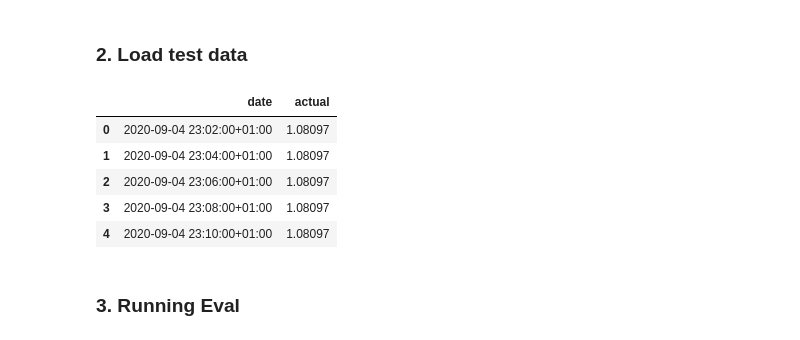
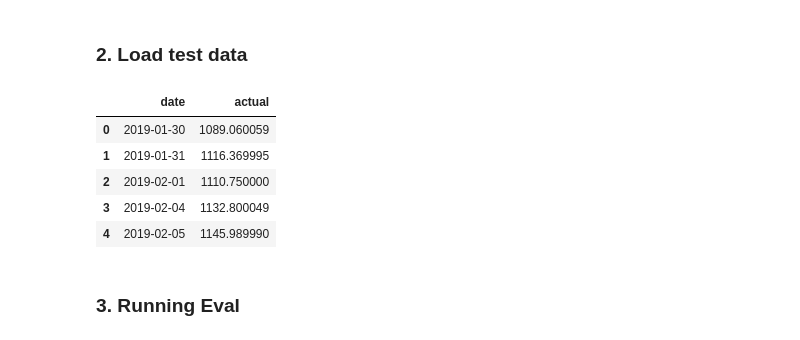
Before and after one commit to JustinGuese/trading-bot, a Jupyter notebook: visualize.ipynb, the cells around one changed output. Saved outputs shown, nothing was run; the diff lists cells and outputs as text; code cells hidden in the pictures.

Commit message:
data changed, scaler implemented, good training results for daily and minute data

```diff
--- a/visualize.ipynb
+++ b/visualize.ipynb
@@ -11,8 +11,8 @@ import seaborn as sns
 # %%
 from trading_bot.agent import Agent
 
-model_name = 'EURCHF1m_20'
-test_stock = 'data/EURCHF=X_1m_test.csv'
+model_name = 'GOOG1d_50'
+test_stock = 'data/GOOG_1d_test.csv'
 window_size = 10
 debug = True
 
@@ -31,27 +31,31 @@ WARNING:tensorflow:From /mnt/hdd/ubuntufolder/miniconda3/envs/tf115/lib/python3.
 # %%
 # read csv into dataframe
 df = pd.read_csv(test_stock)
 # filter out the desired features
 #df = df[['Date', 'Adj Close']]
 #df = df.rename(columns={'Adj Close': 'actual', 'Date': 'date'})
 
 ## minute
-df = df[['Datetime', 'Adj Close']] # 4 minute data
-df = df.rename(columns={'Adj Close': 'actual', 'Datetime': 'date'})
+try:
+    df = df[['Datetime', 'Adj Close']] # 4 minute data
+    df = df.rename(columns={'Adj Close': 'actual', 'Datetime': 'date'})
+except KeyError: # date if daily, intraday Datetime
+    df = df[['Date', 'Adj Close']] # 4 minute data
+    df = df.rename(columns={'Adj Close': 'actual', 'Date': 'date'})
 # rename feature column names
 # convert dates from object to DateTime type
 dates = df['date']
 dates = pd.to_datetime(dates, infer_datetime_format=True)
 df['date'] = dates
 
 df.head()
 # %% [output]
 |  | date | actual |
-| 0 | 2020-09-04 23:02:00+01:00 | 1.08097 |
-| 1 | 2020-09-04 23:04:00+01:00 | 1.08097 |
-| 2 | 2020-09-04 23:06:00+01:00 | 1.08097 |
-| 3 | 2020-09-04 23:08:00+01:00 | 1.08097 |
-| 4 | 2020-09-04 23:10:00+01:00 | 1.08097 |
+| 0 | 2019-01-30 | 1089.060059 |
+| 1 | 2019-01-31 | 1116.369995 |
+| 2 | 2019-02-01 | 1110.750000 |
+| 3 | 2019-02-04 | 1132.800049 |
+| 4 | 2019-02-05 | 1145.989990 |
 # %% [markdown]
 ### 3. Running Eval
 # %%
```
Also changed, not shown: parts of 2 cells of this notebook, 43 other files.
